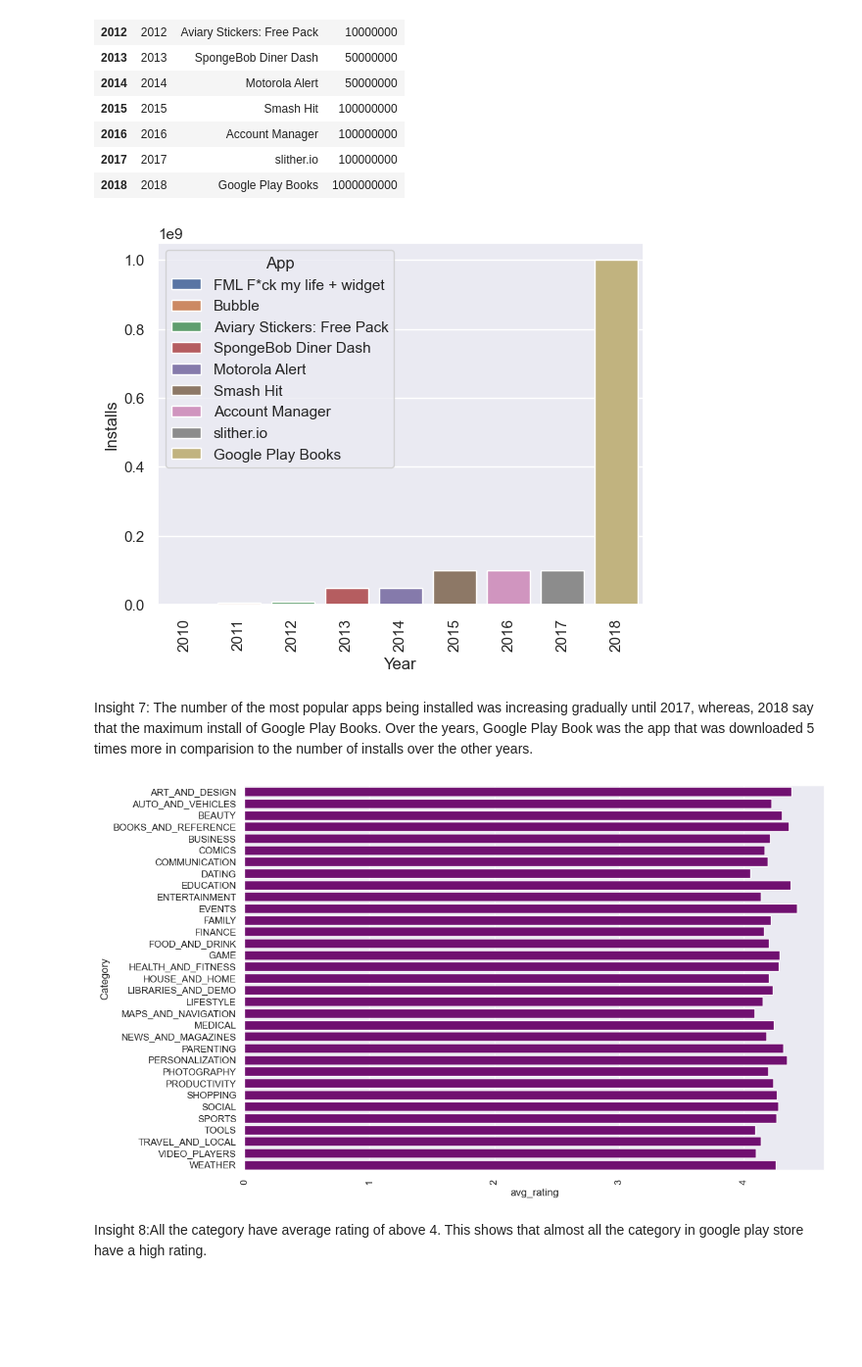
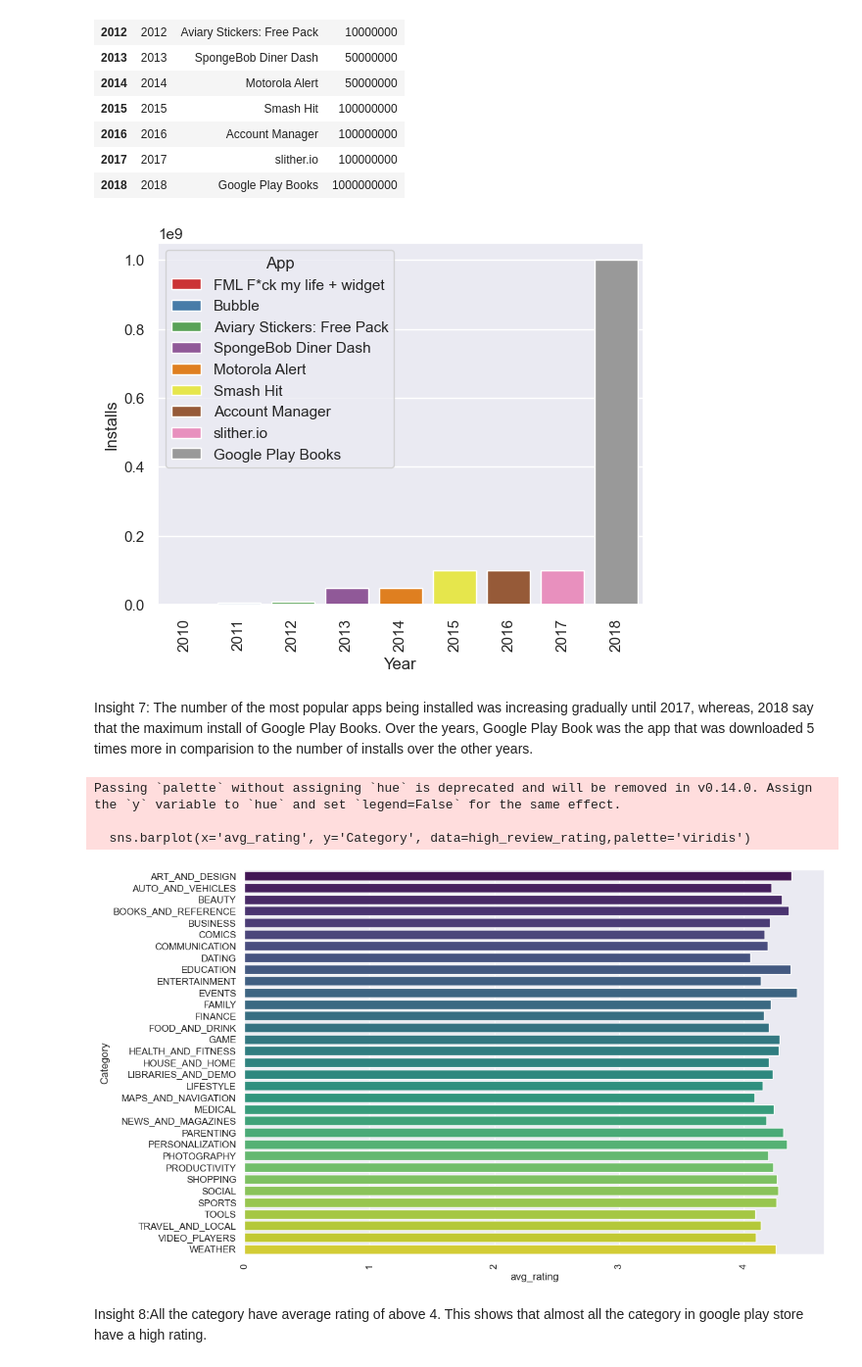
Before and after one commit to Arej02/GooglePlaystore, a Jupyter notebook: notebook/EDA & Feature Engineering.ipynb, the cells around one changed output. Shown at 98% size. Cells and saved outputs as stored; diff of their text form; code cells hidden in the pictures; blank space fills up the shorter version.

Commit message:
Data Ingestion

```diff
--- a/notebook/EDA & Feature Engineering.ipynb
+++ b/notebook/EDA & Feature Engineering.ipynb
@@ -401,11 +410,11 @@ year
 | 2017 | 2017 | slither.io | 100000000 |
 | 2018 | 2018 | Google Play Books | 1000000000 |
 # %%
-sns.barplot(x=year['Year'], y=year['Installs'], hue=year['App'])
+sns.barplot(x=year['Year'], y=year['Installs'], hue=year['App'],palette = "Set1")
 plt.xticks(rotation=90)
 plt.show()
 # %% [output]
-[figure, old version]
+[figure, new version]
 # %% [markdown]
 Insight 7: The number of the most popular apps being installed was increasing gradually until 2017, whereas, 2018 say that the maximum install of Google Play Books. Over the years, Google Play Book was the app that was downloaded 5 times more in comparision to the number of installs over the other years.
 # %%
@@ -414,12 +423,15 @@ Insight 7: The number of the most popular apps being installed was increasing gr
 high_review_rating=df_copy.groupby('Category').agg(avg_rating=('Rating','mean'),avg_reviews=('Reviews','mean')).reset_index()
 # %%
 plt.figure(figsize=(12, 8))
-sns.barplot(x='avg_rating', y='Category', data=high_review_rating,color='purple')
+sns.barplot(x='avg_rating', y='Category', data=high_review_rating,palette='viridis')
 
 plt.xticks(rotation=90)
 plt.show()
 # %% [output]
+Passing `palette` without assigning `hue` is deprecated and will be removed in v0.14.0. Assign the `y` variable to `hue` and set `legend=False` for the same effect.
+
+  sns.barplot(x='avg_rating', y='Category', data=high_review_rating,palette='viridis')
-[figure, old version]
+[figure, new version]
 # %% [markdown]
 Insight 8:All the category have average rating of above 4. This shows that almost all the category in google play store have a high rating.
 # %%
```
Also changed, not shown: parts of 17 cells of this notebook, 6 other files.
